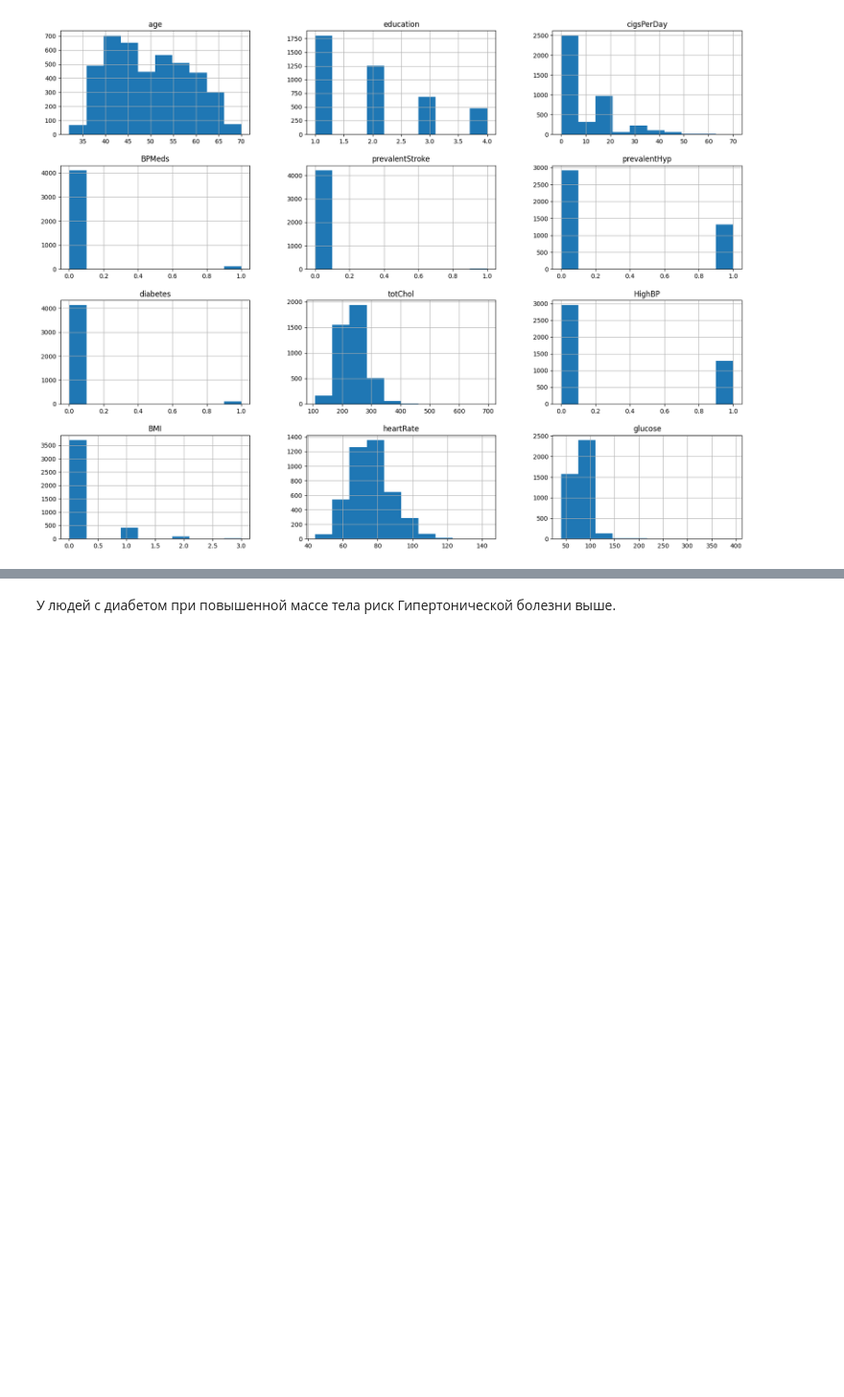
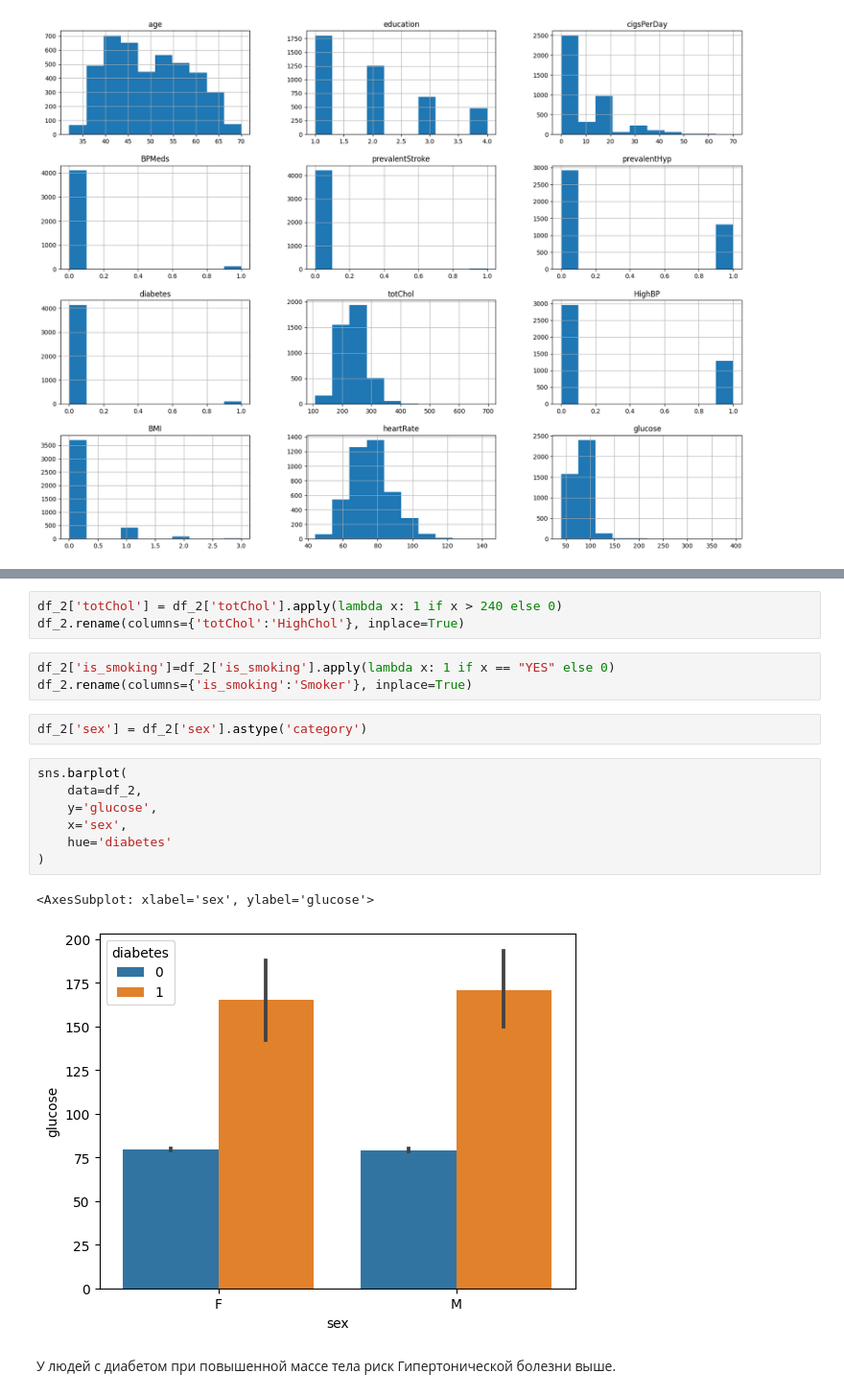
Before and after one commit to Rinengen/Python_HW, a Jupyter notebook: progect_5/SF_HW_4.ipynb, the cells around one changed output, grey strips where cells are left out. Shown at 96% size. Cells and saved outputs as stored; diff of their text form; blank space fills up the shorter version.

```diff
--- a/progect_5/SF_HW_4.ipynb
+++ b/progect_5/SF_HW_4.ipynb
@@ -402,3 +371,21 @@ sns.violinplot(
+# %%
+df_2['totChol'] = df_2['totChol'].apply(lambda x: 1 if x > 240 else 0)
+df_2.rename(columns={'totChol':'HighChol'}, inplace=True)
+# %%
+df_2['is_smoking']=df_2['is_smoking'].apply(lambda x: 1 if x == "YES" else 0)
+df_2.rename(columns={'is_smoking':'Smoker'}, inplace=True)
+# %%
+df_2['sex'] = df_2['sex'].astype('category')
+# %%
+sns.barplot(
+    data=df_2,
+    y='glucose',
+    x='sex',
+    hue='diabetes'
+)
+# %% [output]
+<AxesSubplot: xlabel='sex', ylabel='glucose'>
+[figure, added]
 # %% [markdown]
 У людей с диабетом при повышенной массе тела риск Гипертонической болезни выше.
 # %%
```
Also changed, not shown: parts of 45 cells of this notebook.
